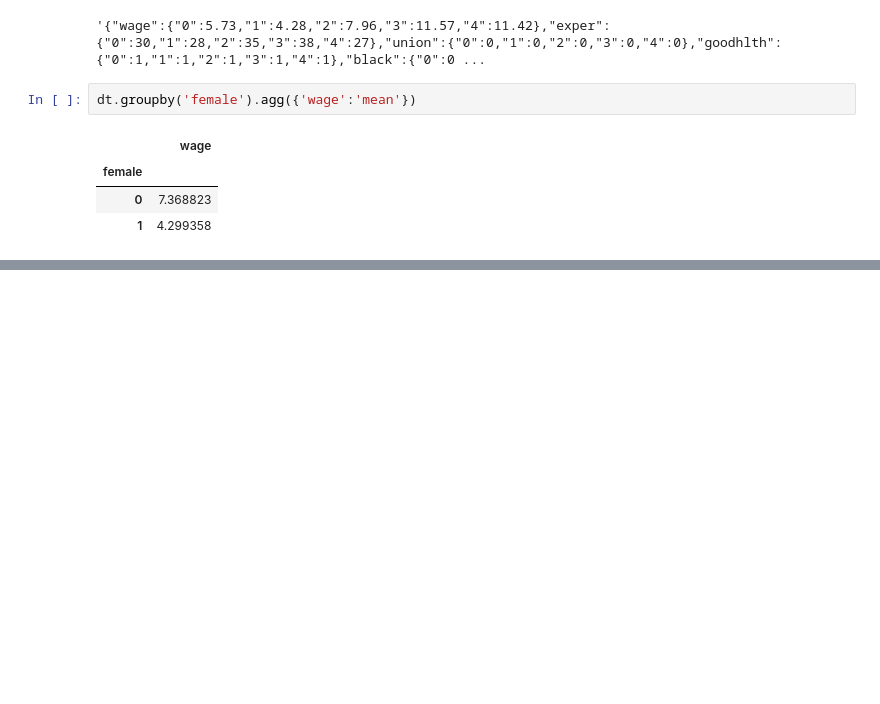
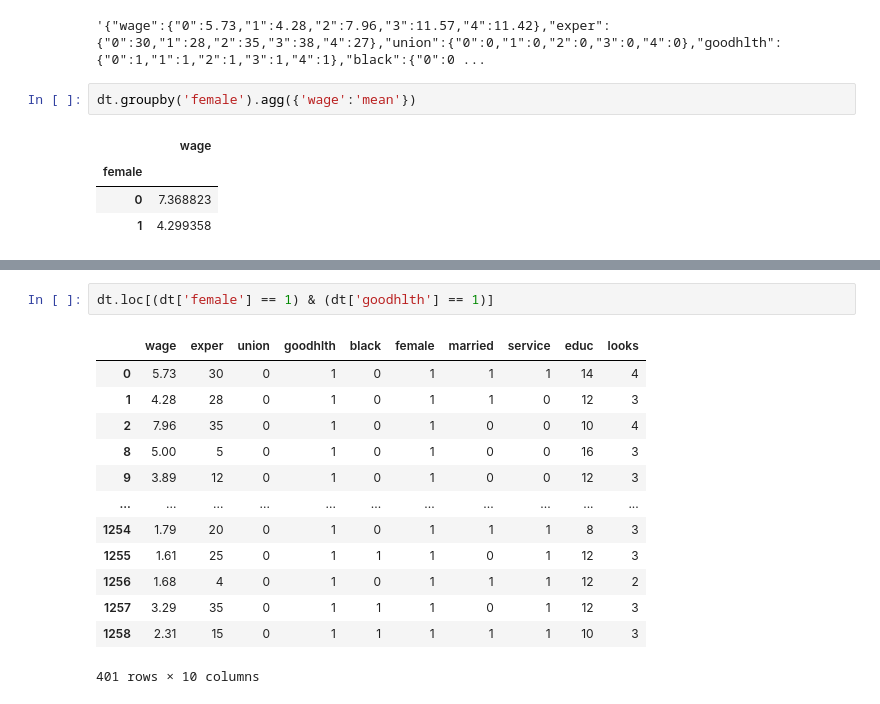
Before and after one commit to texnedo/mlcourse-labs, a Jupyter notebook: ml-course-test.ipynb, the cells around one changed output, grey strips where cells are left out. Cells and saved outputs as stored; diff of their text form; blank space fills up the shorter version.

Commit message:
add: some experiments added

```diff
--- a/ml-course-test.ipynb
+++ b/ml-course-test.ipynb
@@ -153,0 +168,16 @@ dt.groupby('female').agg({'wage':'mean'})
+# %%
+dt.loc[(dt['female'] == 1) & (dt['goodhlth'] == 1)]
+# %% [output]
+|  | wage | exper | union | goodhlth | black | female | married | service | educ | looks |
+| 0 | 5.73 | 30 | 0 | 1 | 0 | 1 | 1 | 1 | 14 | 4 |
+| 1 | 4.28 | 28 | 0 | 1 | 0 | 1 | 1 | 0 | 12 | 3 |
+| 2 | 7.96 | 35 | 0 | 1 | 0 | 1 | 0 | 0 | 10 | 4 |
+| 8 | 5.00 | 5 | 0 | 1 | 0 | 1 | 0 | 0 | 16 | 3 |
+| 9 | 3.89 | 12 | 0 | 1 | 0 | 1 | 0 | 0 | 12 | 3 |
+| ... | ... | ... | ... | ... | ... | ... | ... | ... | ... | ... |
+| 1254 | 1.79 | 20 | 0 | 1 | 0 | 1 | 1 | 1 | 8 | 3 |
+| 1255 | 1.61 | 25 | 0 | 1 | 1 | 1 | 0 | 1 | 12 | 3 |
+| 1256 | 1.68 | 4 | 0 | 1 | 0 | 1 | 1 | 1 | 12 | 2 |
+| 1257 | 3.29 | 35 | 0 | 1 | 1 | 1 | 0 | 1 | 12 | 3 |
+| 1258 | 2.31 | 15 | 0 | 1 | 1 | 1 | 1 | 1 | 10 | 3 |
+401 rows × 10 columns
```
Also changed, not shown: parts of 6 cells of this notebook, 5 other files.
